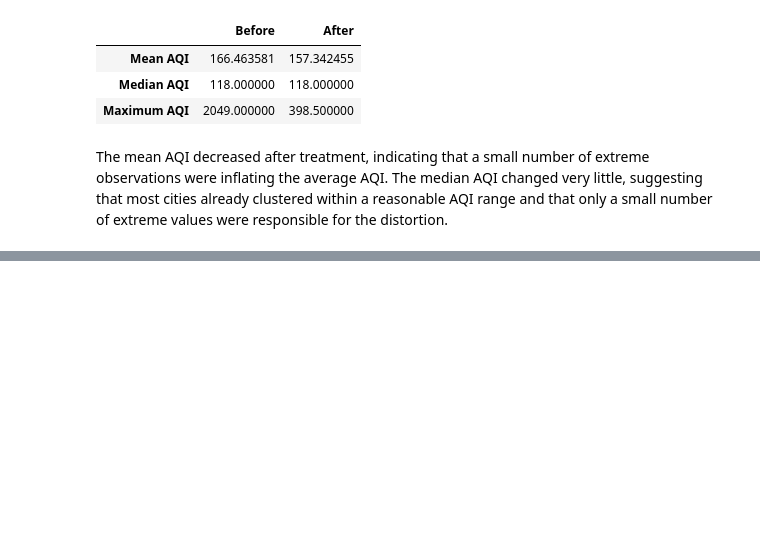
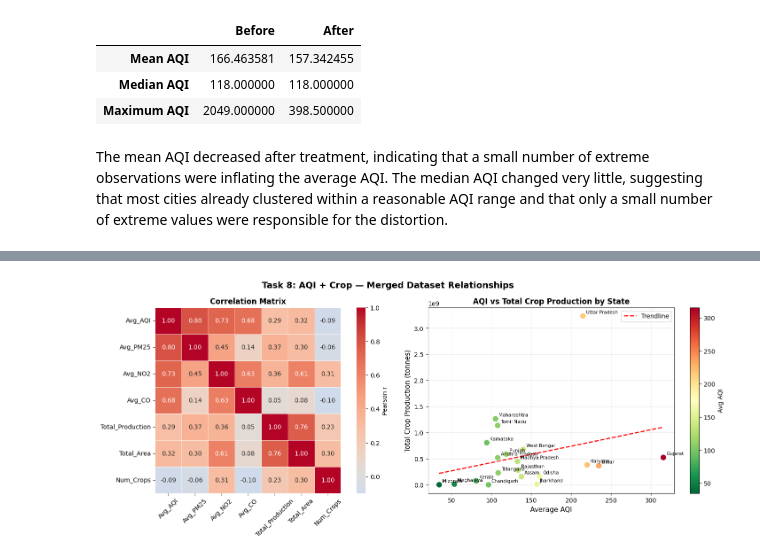
Before and after one commit to Bhagyasreeroy/ML-lab-2547118, a Jupyter notebook: LAB1/Lab1.ipynb, the cells around one changed output, grey strips where cells are left out. Saved outputs shown, nothing was run; the diff lists cells and outputs as text; code cells hidden in the pictures; blank space fills up the shorter version.

```diff
--- a/LAB1/Lab1.ipynb
+++ b/LAB1/Lab1.ipynb
@@ -952,0 +1248,86 @@ The mean AQI decreased after treatment, indicating that a small number of extrem
+# %%
+aqi_clean['Date'] = pd.to_datetime(aqi_clean['Date'])
+aqi_clean['Year']  = aqi_clean['Date'].dt.year
+
+crop_df['Crop']       = crop_df['Crop'].str.strip()
+crop_df['Season']     = crop_df['Season'].str.strip()
+crop_df['State_Name'] = crop_df['State_Name'].str.strip().str.title()
+
+crop_df = crop_df[crop_df['Crop'] != 'Coconut']
+
+city_to_state = {
+    'Ahmedabad':'Gujarat',        'Aizawl':'Mizoram',
+    'Amaravati':'Andhra Pradesh', 'Amritsar':'Punjab',
+    'Bengaluru':'Karnataka',      'Bhopal':'Madhya Pradesh',
+    'Brajrajnagar':'Odisha',      'Chandigarh':'Chandigarh',
+    'Chennai':'Tamil Nadu',       'Coimbatore':'Tamil Nadu',
+    'Delhi':'Delhi',              'Ernakulam':'Kerala',
+    'Gurugram':'Haryana',         'Guwahati':'Assam',
+    'Hyderabad':'Telangana',      'Jaipur':'Rajasthan',
+    'Jorapokhar':'Jharkhand',     'Kochi':'Kerala',
+    'Kolkata':'West Bengal',      'Lucknow':'Uttar Pradesh',
+    'Mumbai':'Maharashtra',       'Patna':'Bihar',
+    'Shillong':'Meghalaya',       'Talcher':'Odisha',
+    'Thiruvananthapuram':'Kerala','Visakhapatnam':'Andhra Pradesh'
+}
+
+aqi_clean['State'] = aqi_clean['City'].map(city_to_state).str.strip().str.title()
+aqi_clean['AQI']   = aqi_clean['AQI'].clip(upper=500)
+aqi_clean['PM10'].fillna(aqi_clean['PM10'].median(), inplace=True)
+
+aqi_state = aqi_clean.groupby('State').agg(
+    Avg_AQI  = ('AQI',   'mean'),
+    Avg_PM25 = ('PM2.5', 'mean'),
+    Avg_NO2  = ('NO2',   'mean'),
+    Avg_CO   = ('CO',    'mean')
+).reset_index().round(2)
+
+crop_state = crop_df.groupby('State_Name').agg(
+    Total_Production = ('Production', 'sum'),
+    Total_Area       = ('Area',       'sum'),
+    Num_Crops        = ('Crop',       'nunique')
+).reset_index().rename(columns={'State_Name':'State'}).round(2)
+
+merged = pd.merge(aqi_state, crop_state, on='State', how='inner')
+print(f"States matched: {len(merged)}")
+print(merged[['State','Avg_AQI','Total_Production']].to_string(index=False))
+
+num_cols = ['Avg_AQI','Avg_PM25','Avg_NO2','Avg_CO',
+            'Total_Production','Total_Area','Num_Crops']
+corr = merged[num_cols].corr().round(2)
+
+fig, axes = plt.subplots(1, 2, figsize=(16, 6))
+fig.suptitle("Task 8: AQI + Crop — Merged Dataset Relationships",
+             fontsize=14, fontweight='bold')
+
+# Heatmap
+mask = np.triu(np.ones_like(corr, dtype=bool))
+sns.heatmap(corr, square=True, annot=True, fmt='.2f',
+            cmap='coolwarm', center=0, linewidths=0.5,
+            ax=axes[0], cbar_kws={'label':'Pearson r'})
+axes[0].set_title("Correlation Matrix", fontsize=12, fontweight='bold')
+axes[0].tick_params(axis='x', rotation=45)
+
+# Scatter
+scatter = axes[1].scatter(merged['Avg_AQI'], merged['Total_Production'],
+                          c=merged['Avg_AQI'], cmap='RdYlGn_r',
+                          s=100, edgecolors='white', zorder=3)
+for _, row in merged.iterrows():
+    axes[1].annotate(row['State'], (row['Avg_AQI'], row['Total_Production']),
+                     textcoords='offset points', xytext=(5,4), fontsize=7.5)
+
+m, b = np.polyfit(merged['Avg_AQI'], merged['Total_Production'], 1)
+x_range = np.linspace(merged['Avg_AQI'].min(), merged['Avg_AQI'].max(), 100)
+axes[1].plot(x_range, m*x_range + b, 'r--', linewidth=1.8, label='Trendline')
+
+plt.colorbar(scatter, ax=axes[1], label='Avg AQI')
+axes[1].set_xlabel("Average AQI", fontsize=11)
+axes[1].set_ylabel("Total Crop Production (tonnes)", fontsize=11)
+axes[1].set_title("AQI vs Total Crop Production by State", fontsize=12, fontweight='bold')
+axes[1].legend()
+axes[1].grid(alpha=0.3)
+
+plt.tight_layout()
+plt.savefig("task8_merged.png", dpi=150, bbox_inches='tight')
+plt.show()
+# %% [output]
@@ -952,0 +1358 @@ The mean AQI decreased after treatment, indicating that a small number of extrem
+[figure, added]
```
Also changed, not shown: parts of 33 cells of this notebook, 25 other files.
